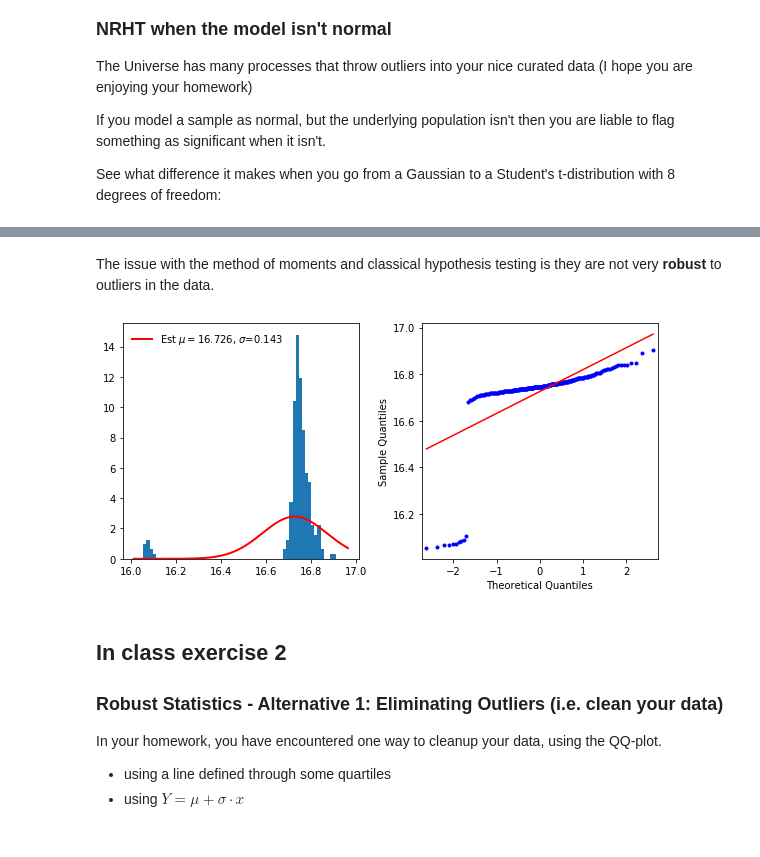
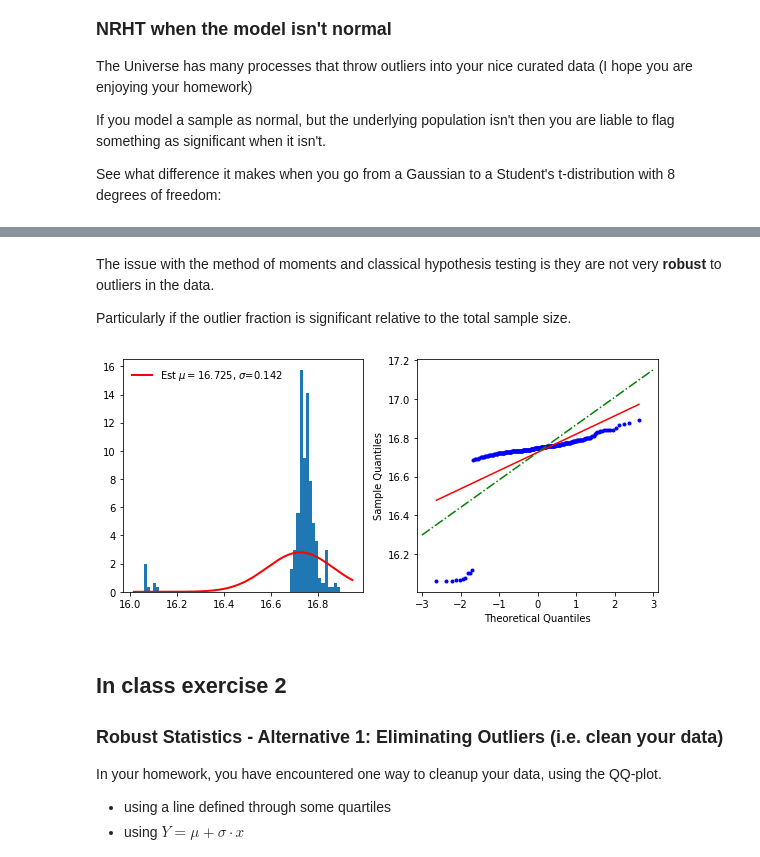
Before and after one commit to gnarayan/ast596_2020_Spring, a Jupyter notebook: 02/week02.ipynb, the cells around one changed output, grey strips where cells are left out. Cells and saved outputs as stored; diff of their text form; code cells hidden in the pictures.

Commit message:
fix week 02 notes issue

```diff
--- a/02/week02.ipynb
+++ b/02/week02.ipynb
@@ -198,3 +236,5 @@ Text(0, 0.5, 'SF(x)')
 # %% [markdown]
 The issue with the method of moments and classical hypothesis testing is they are not very **robust** to outliers in the data.
+
+Particularly if the outlier fraction is significant relative to the total sample size.
 # %%
@@ -211,21 +265,39 @@ np.random.shuffle(samp)
 # %%
 # sample moments
 mu_samp = samp.mean()
 sig_samp = samp.std()
 
 fig = figure(figsize=(8, 4))
 ax1 = fig.add_subplot(1,2,1)
 ax2 = fig.add_subplot(1,2,2)
+
+# histogram the sample
 ahist(samp, bins='freedman', density=True, ax=ax1)
 xmin, xmax = ax1.get_xlim()
 xval = np.arange(xmin, xmax+0.01, 0.001)
+
+# plot the methods of moments estimator assuming a normal distribtuion
 estpdf  = st.norm.pdf(xval, loc=mu_samp, scale=sig_samp)
 ax1.plot(xval, estpdf, color='r', lw=2, label=fr'Est $\mu=${mu_samp:.3f}, $\sigma$={sig_samp:.3f}')
 ax1.legend(frameon=False)
+
+# and make a QQ plot of the sample
 sm.qqplot(samp, line='r', ax=ax2, marker='.')
+
+# note that all the regression line (i.e. the line = "r" option is doing) above is doing
+# is computing the sample mean and standard deviation
+# and plotting Y = mean + sigma*X
+
+# you can verify this by plotting the same line yourself
+qq = np.arange(-3, 3, 0.01)
+y = mu_samp + sig_samp*qq
+ax2.plot(qq, y, 'g-.')
+
+
+# this is cosmetic and just tidies up the plot
 tight_layout()
 # %% [output]
-[figure, old version]
+[figure, new version]
 # %% [markdown]
 ## In class exercise 2
 ### Robust Statistics - Alternative 1: Eliminating Outliers (i.e. clean your data)
```
Also changed, not shown: parts of 49 cells of this notebook.
